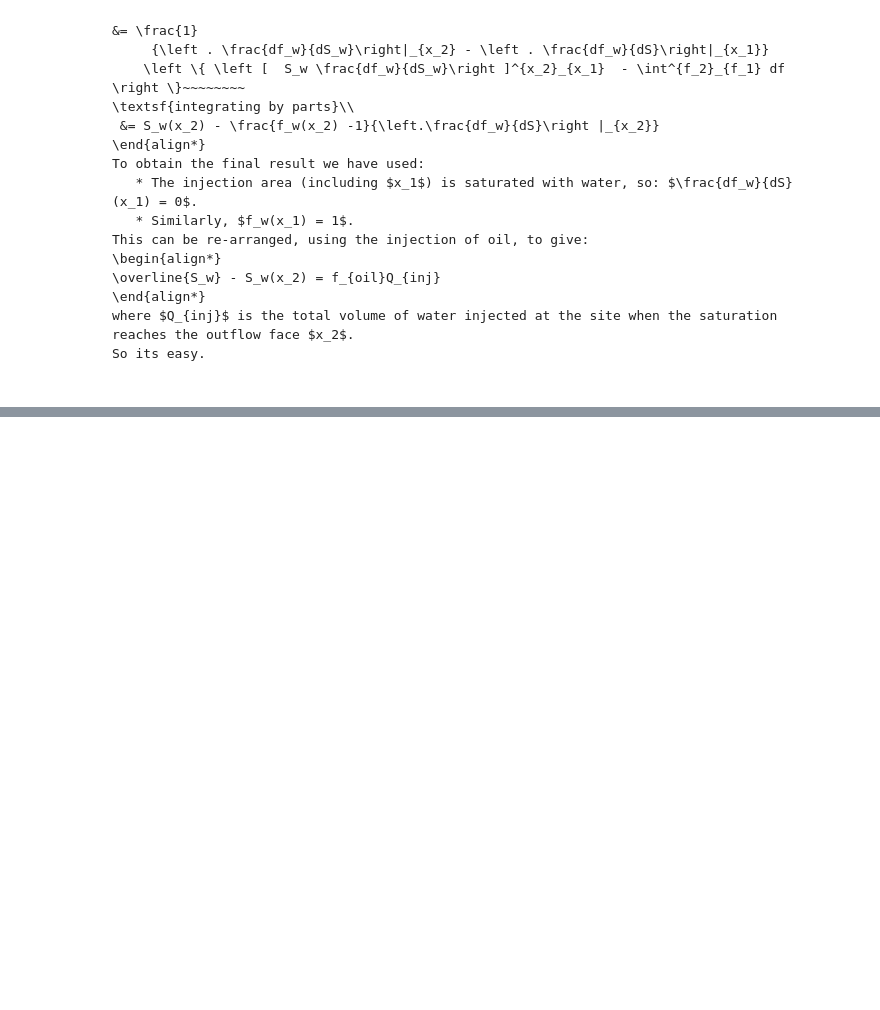
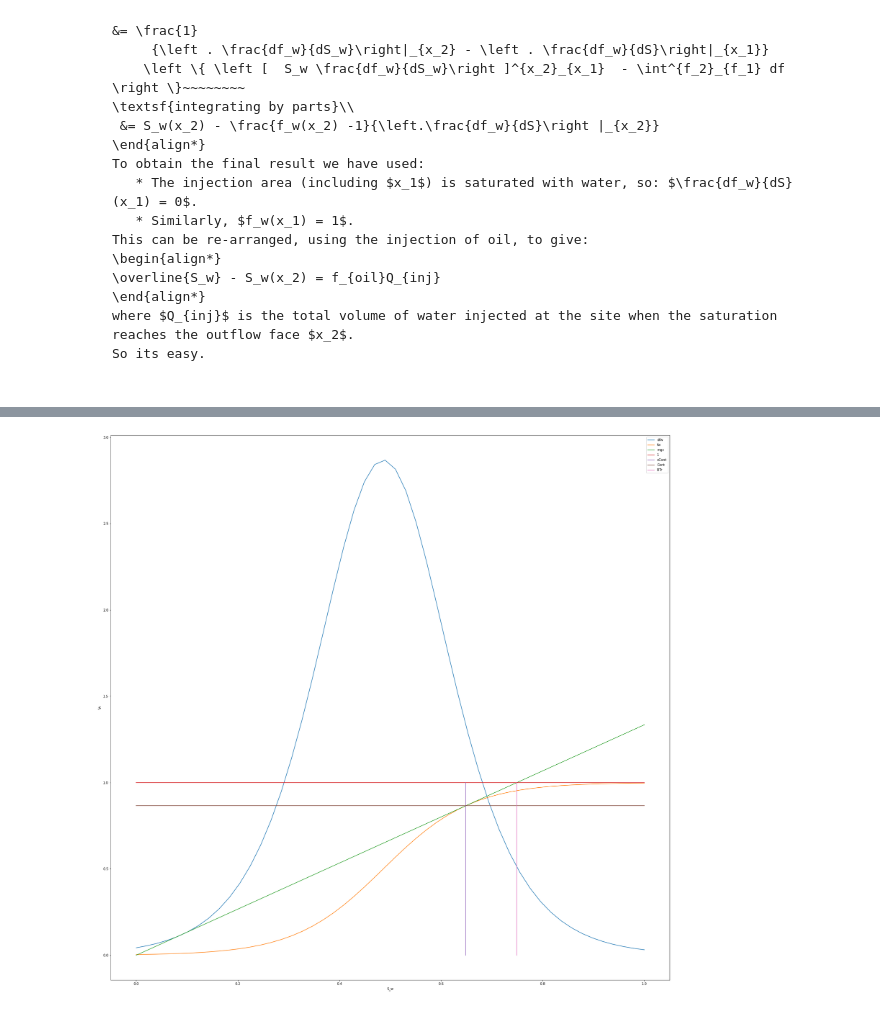
Before and after one commit to mm002a/JupyterNotebooks-V0.0, a Jupyter notebook: BuckleyLeverett.ipynb, the cells around one changed output, grey strips where cells are left out. Saved outputs shown, nothing was run; the diff lists cells and outputs as text; code cells hidden in the pictures; blank space fills up the shorter version.

```diff
--- a/BuckleyLeverett.ipynb
+++ b/BuckleyLeverett.ipynb
@@ -231,0 +232,22 @@ plt.show()
+# %%
+import matplotlib.pyplot as plt
+import numpy as np
+#For large graphs
+#plt.rcParams["figure.figsize"] = (40,40)
+Sw = np.linspace(0.0, 1.0)
+y = FW(Sw,ab[0],ab[1])
+dy = dFWdSW(Sw,ab[0],ab[1])
+#plt.plot(Sw, y, label="fw",Sw,dy, label="dfw")
+plt.plot(Sw,dy, label="dfw")
+plt.plot(Sw, y, label="fw")
+plt.plot(Sw, Sw*dFWdSW(TSw,ab[0],ab[1]), label="mgc")
+plt.plot(Sw, numpy.ones(len(Sw)), label="1")
+plt.plot([TSw,TSw], [0,1], label="xCont")
+plt.plot([0,1], [FW(TSw,ab[0],ab[1]),FW(TSw,ab[0],ab[1])], label="Cont")
+plt.plot([1.0/dFWdSW(TSw,ab[0],ab[1]),1.0/dFWdSW(TSw,ab[0],ab[1])], [0,1], label="BTr")
+plt.xlabel('S_w')
+plt.ylabel('fw')
+plt.legend()
+plt.show()
+# %% [output]
+[figure, added]
```
Also changed, not shown: parts of 6 cells of this notebook.
